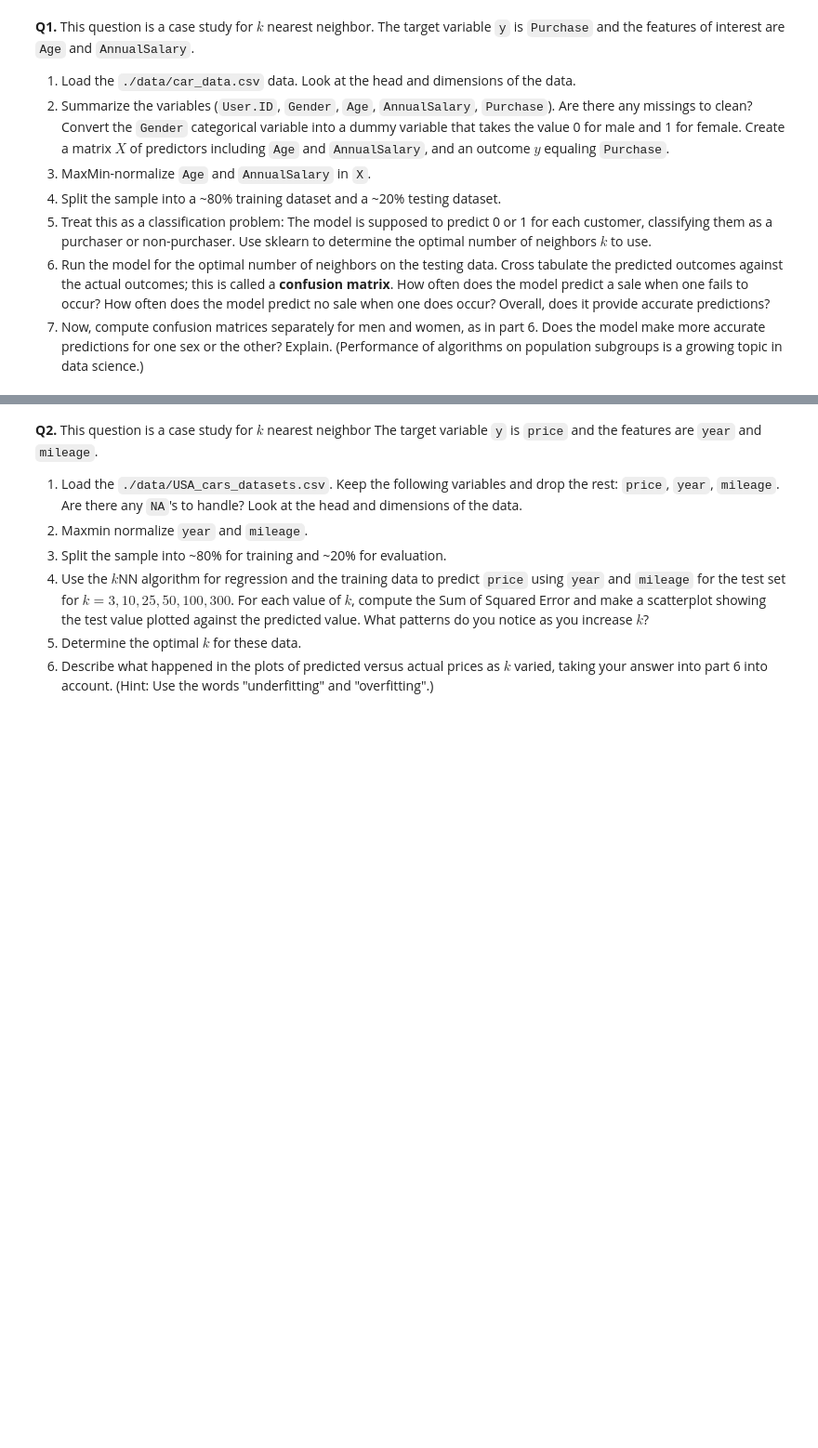
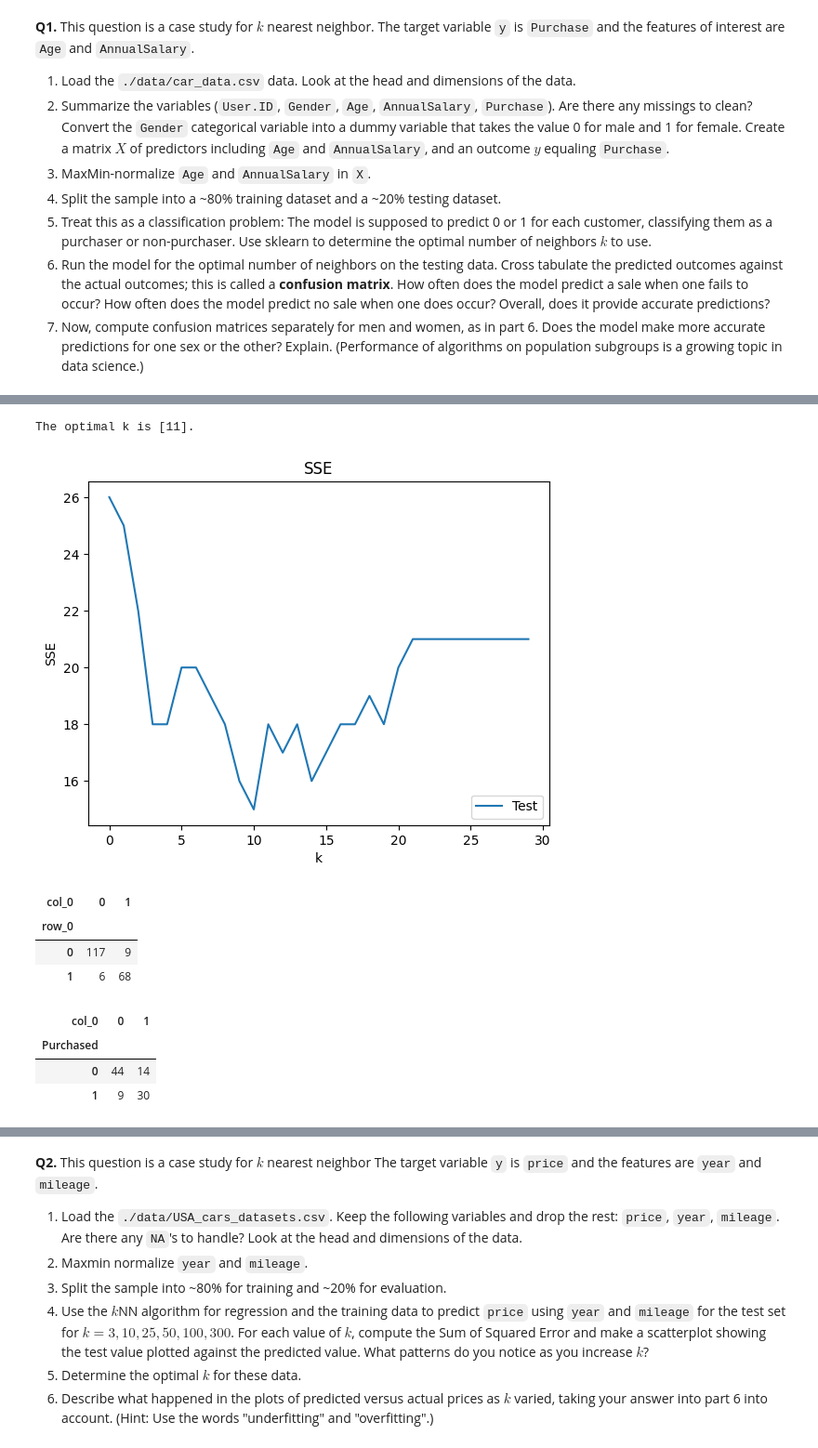
Before and after one commit to NathanGeng/assignment3, a Jupyter notebook: assignment_knn_and_kmc.ipynb, the cells around one changed output, grey strips where cells are left out. Shown: that part at 93% size. Drawn from its saved outputs; the diff is of its cells as text; code cells hidden in the pictures; blank space fills up the shorter version.

```diff
--- a/assignment_knn_and_kmc.ipynb
+++ b/assignment_knn_and_kmc.ipynb
@@ -25,6 +30,8 @@ fatal: destination path 'assignment3' already exists and is not an empty directo
 6. Run the model for the optimal number of neighbors on the testing data. Cross tabulate the predicted outcomes against the actual outcomes; this is called a **confusion matrix**. How often does the model predict a sale when one fails to occur? How often does the model predict no sale when one does occur? Overall, does it provide accurate predictions?
 7. Now, compute confusion matrices separately for men and women, as in part 6. Does the model make more accurate predictions for one sex or the other? Explain. (Performance of algorithms on population subgroups is a growing topic in data science.)
 # %%
-df = pd.read_csv('./data/car_data.csv')
+# q1: loading data and looking at variables
+
+df = pd.read_csv('car_data.csv')
 print(df.columns)
 df.head()
@@ -32,0 +64,9 @@ FileNotFoundError: ignored
+# %%
+#q3: maxmix normalization
+
+def maxmin(i):
+    i = (i-min(i))/(max(i)-min(i))
+    return(i)
+
+X = X.apply(maxmin)
+X.describe()
@@ -32,0 +83,42 @@ FileNotFoundError: ignored
+# %%
+#q4: 80:20 training:testing dataset
+
+X_train, X_test, y_train, y_test = train_test_split(X,y,test_size=.2,random_state=10)
+# %%
+#q5: sklearn to determine optimal k neighbor
+
+k_bar = 30
+k_grid = np.arange(1,k_bar) # The range of k's to consider
+SSE = np.zeros(k_bar) # Object to save the Sum of Squared Error
+for k in range(k_bar):
+  model = KNeighborsClassifier(n_neighbors=k+1) # Create a sk model for k
+  fitted_model = model.fit(X_train,y_train) # Train the model on our data
+  y_hat = fitted_model.predict(X_test) # Predict values for test set
+  SSE[k] = np.sum( ((np.asarray(y_test).reshape(len(y_hat)))-y_hat)**2 ) #save the computed SSE
+
+SSE_min = np.min(SSE) # Lowest recorded SSE
+min_index = np.where(SSE==SSE_min) # Find the indices of y that equal the minimum
+k_star = k_grid[min_index] # Find the optimal value of k
+print(f"The optimal k is {k_star}.")
+
+plt.plot(np.arange(0,k_bar),SSE,label='Test') # Plot SSE by k
+plt.xlabel("k")
+plt.ylabel("SSE")
+plt.legend(loc='lower right')
+plt.title('SSE')
+plt.show()
+# %% [output]
+The optimal k is [11].
+[figure, added]
+# %%
+# q6:
+model = KNeighborsClassifier(n_neighbors=11) # Create a sk model for k
+fitted_model = model.fit(X_train,y_train) # Train the model on our data
+y_hat = fitted_model.predict(X_test) # Predict values for test set
+
+pd.crosstab(np.asarray(y_test).reshape(len(y_hat)), y_hat) # again, reshaped y_test to match y_hat
+# %% [output]
+| col_0 | 0 | 1 |
+| row_0 |  |  |
+| 0 | 117 | 9 |
+| 1 | 6 | 68 |
@@ -32,0 +143,7 @@ FileNotFoundError: ignored
+# %%
+pd.crosstab(y_F, y_hat_F)
+# %% [output]
+| col_0 | 0 | 1 |
+| Purchased |  |  |
+| 0 | 44 | 14 |
+| 1 | 9 | 30 |
```
Also changed, not shown: parts of 14 cells of this notebook.
